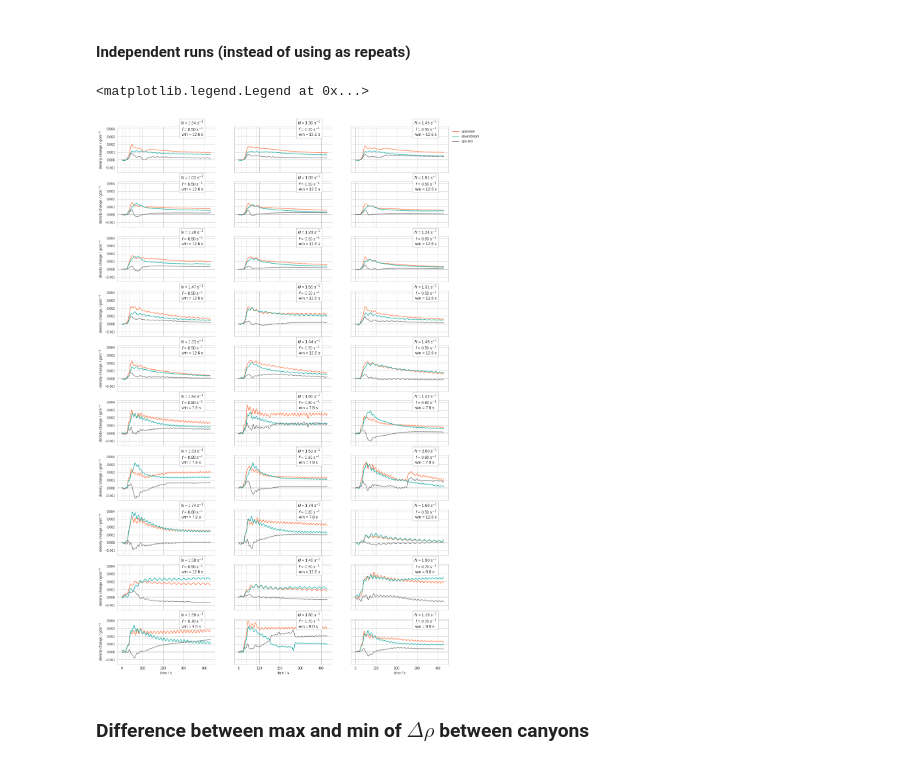
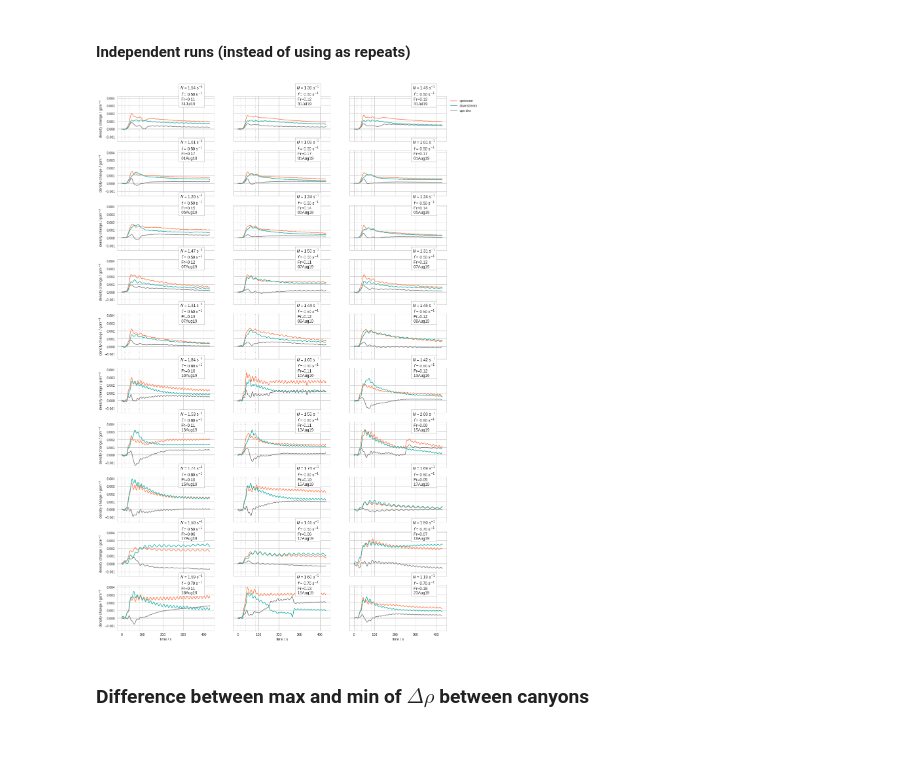
Before and after one commit to UBC-MOAD/MultipleCanyons, a Jupyter notebook: lab/Conduino/notebooks/all_experiments_two_canyons.ipynb, the cells around one changed output. Drawn from its saved outputs; the diff is of its cells as text; code cells hidden in the pictures.

```diff
--- a/lab/Conduino/notebooks/all_experiments_two_canyons.ipynb
+++ b/lab/Conduino/notebooks/all_experiments_two_canyons.ipynb
@@ -83,9 +83,9 @@ exp_dicts = [exdic.T01,exdic.T02,exdic.T03,exdic.T04,exdic.T05,
 exp_num = len(exp_dicts) # number of experiment dictionaries
 
 colors = ['purple','limegreen', 'lightseagreen','mediumvioletred']
-exp_Norder = [exdic.T01,exdic.T02,exdic.T03,exdic.T04,exdic.T05,
-             exdic.T06,exdic.T07,exdic.T08,exdic.T09,exdic.T10,
-             exdic.T11,exdic.T12, exdic.DYE02]
+exp_Norder = [exdic.T02,exdic.T03,exdic.T04,exdic.T05,exdic.T01,
+             exdic.DYE02,exdic.T12,exdic.T11,exdic.T07,exdic.T08,
+             exdic.T06,exdic.T10, exdic.T09]
 # %% [markdown]
 ### READINGS
 # %%
@@ -331,37 +331,42 @@ for exp, kk in zip(exp_Norder, range(exp_num)):
         avg2 = (dens2-dens2[0])
         avg3 = ((dens1-dens1[0])-(dens2-dens2[0]))
 
         inertial_period = 1/((exp["fo"])/(2*np.pi))
         win = int(inertial_period/dt)
         ax.axhline(0, color='0.8')
         plot_uprofile(ax)
 
         if np.isnan(exp["rho_sb"][ii])==True:
             N =((g/rho0)*((1000*exp["rho_sb"][ii-1]-1000*exp["rho_top"][ii-1])/(exp["hsb"]*0.01)))**0.5
         else:
             N =((g/rho0)*((1000*exp["rho_sb"][ii]-1000*exp["rho_top"][ii])/(exp["hsb"]*0.01)))**0.5
-        ax.text(0.65,0.8,'$N$ = %1.2f s$^{-1}$ \n $f$ = %1.2f s$^{-1}$ \n win = %1.1f s' \
-                %(N,exp["fo"],win*dt), transform=ax.transAxes,
+
+        W = 5 # cm
+        Bu = N*exp["hsb"]/(exp["fo"]*W)
+        Rw = (exp["U"])/(exp["fo"]*W)
+        Fr = exp["U"]/(N*exp["hsb"])
+        ax.text(0.65,0.8,'$N$ = %1.2f s$^{-1}$ \n $f$ = %1.2f s$^{-1}$ \n Fr=%1.2f \n %s' \
+                %(N,exp["fo"],Fr,exp["date"]), transform=ax.transAxes,
                 bbox=dict(facecolor='white', alpha=1) )
 
         ax.plot(time, ctools.filter_timeseries(avg1,winlen=win),'-',
                 color='coral', label='upstream')
         ax.plot(time, ctools.filter_timeseries(avg2,winlen=win),'-',
                 color='lightseagreen', label='downstream')
         ax.plot(time, ctools.filter_timeseries(avg3,winlen=win),
                 '-',color='0.5', label='ups-dns')
         ll = ll+1
 
 for ax in [axs[0,0],axs[1,0],axs[2,0],axs[3,0],axs[4,0],
           axs[5,0],axs[6,0],axs[7,0],axs[8,0],axs[9,0],]:
     ax.set_ylabel('density change / gcm$^{-3}$')
 axs[9,0].set_xlabel('time / s')
 axs[9,1].set_xlabel('time / s')
 axs[9,2].set_xlabel('time / s')
 axs[0,2].legend(bbox_to_anchor=(1.35,1))
+plt.savefig('figures/all_runs_ts_twocan.eps', format='eps', transparent=False, bbox_inches='tight')
 # %% [output]
-<matplotlib.legend.Legend at 0x...>
-[figure, old version]
+[figure, new version]
 # %% [markdown]
 ### Difference between max and min of $\Delta\rho$ between canyons
 # %% [markdown]
```
Also changed, not shown: 3 other files.
